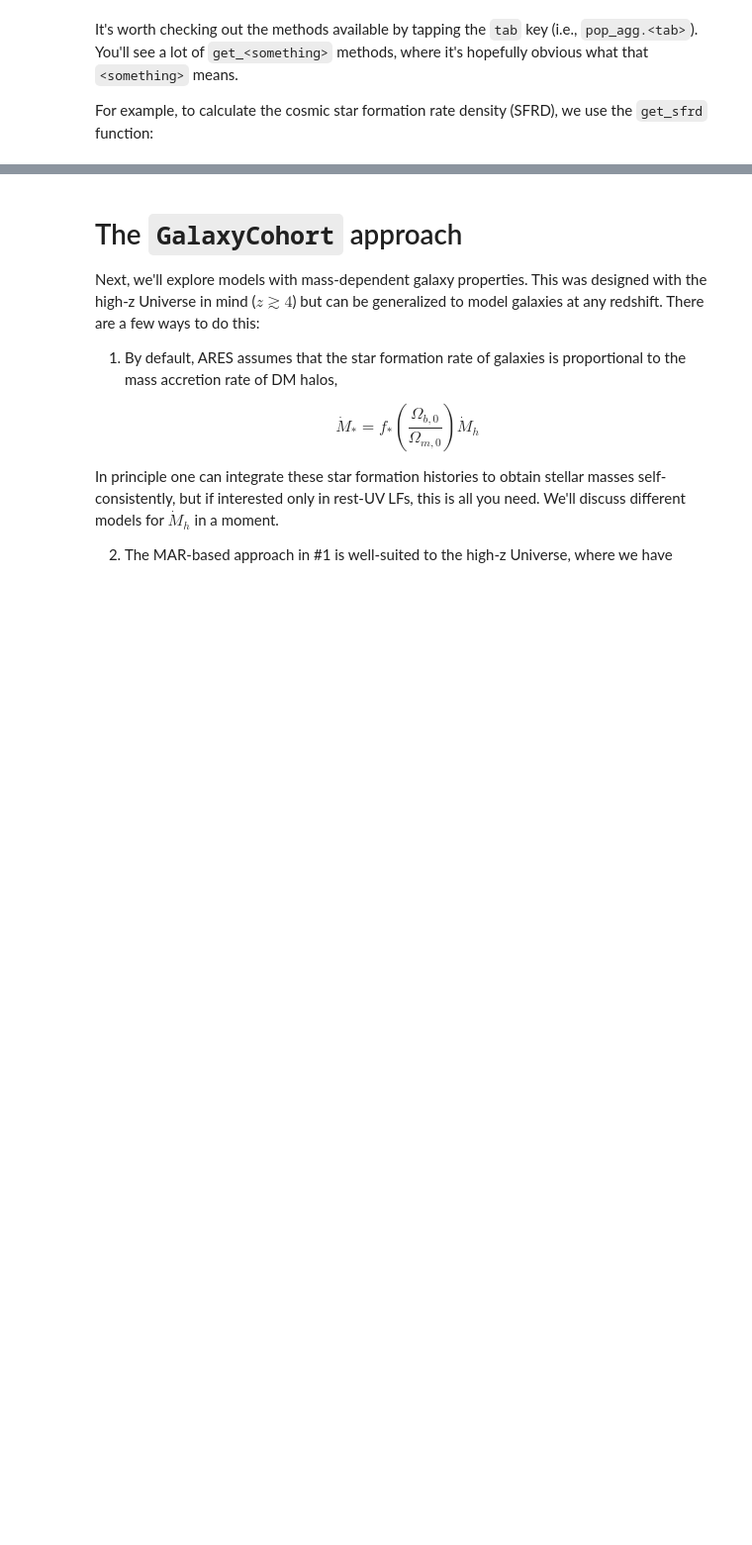
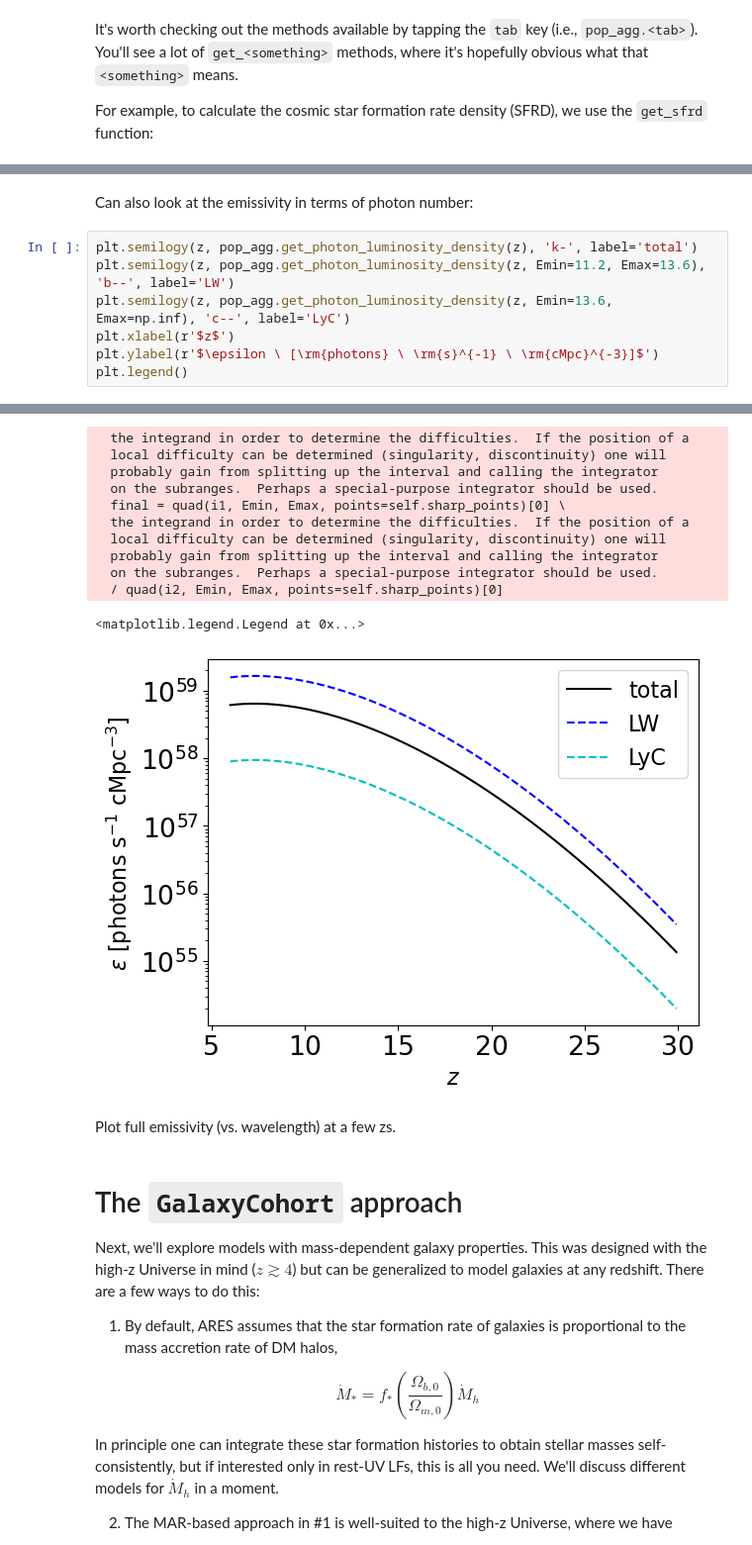
Before and after one commit to mirochaj/ares, a Jupyter notebook: docs/examples/example_galaxies_demo.ipynb, the cells around one changed output, grey strips where cells are left out. Shown at 99% size. Saved outputs shown, nothing was run; the diff lists cells and outputs as text; blank space fills up the shorter version.

```diff
--- a/docs/examples/example_galaxies_demo.ipynb
+++ b/docs/examples/example_galaxies_demo.ipynb
@@ -95,0 +106,10 @@ NameError: name 'pop' is not defined
+# %% [markdown]
+Can also look at the emissivity in terms of photon number:
+# %%
+plt.semilogy(z, pop_agg.get_photon_luminosity_density(z), 'k-', label='total')
+plt.semilogy(z, pop_agg.get_photon_luminosity_density(z, Emin=11.2, Emax=13.6), 'b--', label='LW')
+plt.semilogy(z, pop_agg.get_photon_luminosity_density(z, Emin=13.6, Emax=np.inf), 'c--', label='LyC')
+plt.xlabel(r'$z$')
+plt.ylabel(r'$\epsilon \ [\rm{photons} \ \rm{s}^{-1} \ \rm{cMpc}^{-3}]$')
+plt.legend()
+# %% [output]
@@ -96,3 +119,17 @@ NameError: name 'pop' is not defined
+  the integrand in order to determine the difficulties.  If the position of a
+  local difficulty can be determined (singularity, discontinuity) one will
+  probably gain from splitting up the interval and calling the integrator
+  on the subranges.  Perhaps a special-purpose integrator should be used.
+  final = quad(i1, Emin, Emax, points=self.sharp_points)[0] \
+  the integrand in order to determine the difficulties.  If the position of a
+  local difficulty can be determined (singularity, discontinuity) one will
+  probably gain from splitting up the interval and calling the integrator
+  on the subranges.  Perhaps a special-purpose integrator should be used.
+  / quad(i2, Emin, Emax, points=self.sharp_points)[0]
+<matplotlib.legend.Legend at 0x...>
+[figure, added]
+# %% [markdown]
+Plot full emissivity (vs. wavelength) at a few zs.
 # %% [markdown]
 # The `GalaxyCohort` approach
 
```
Also changed, not shown: parts of 35 cells of this notebook, 17 other files.
